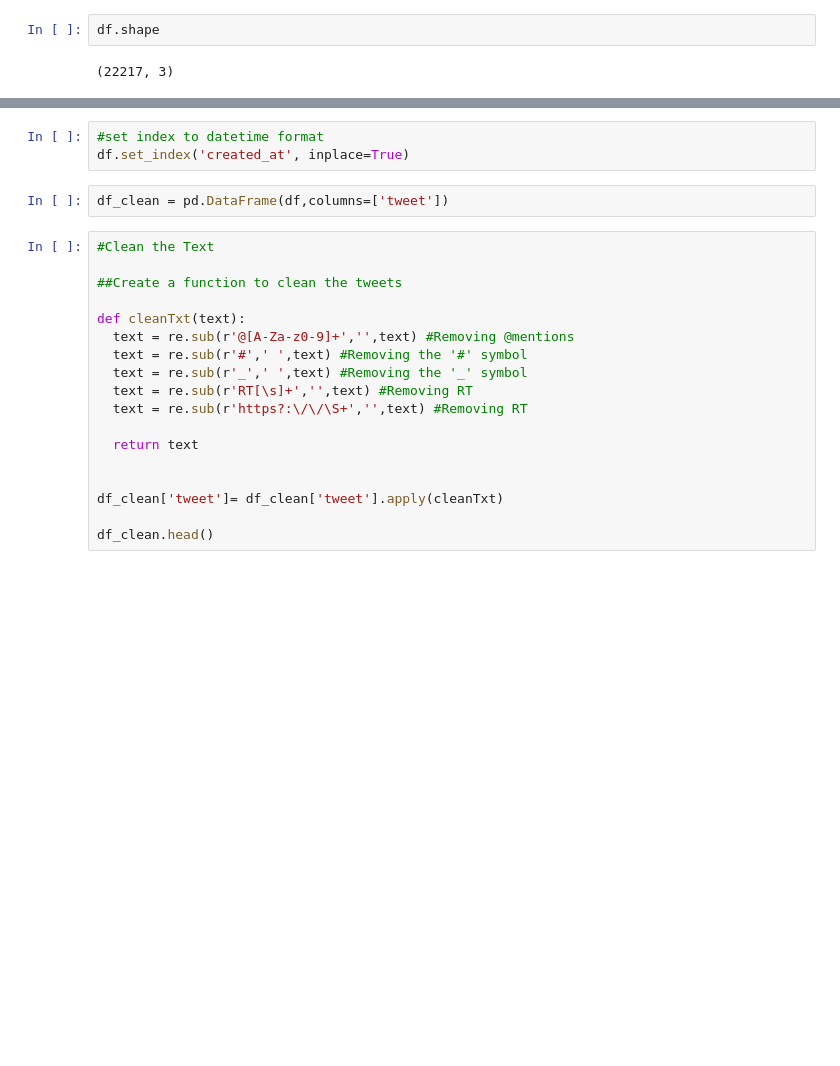
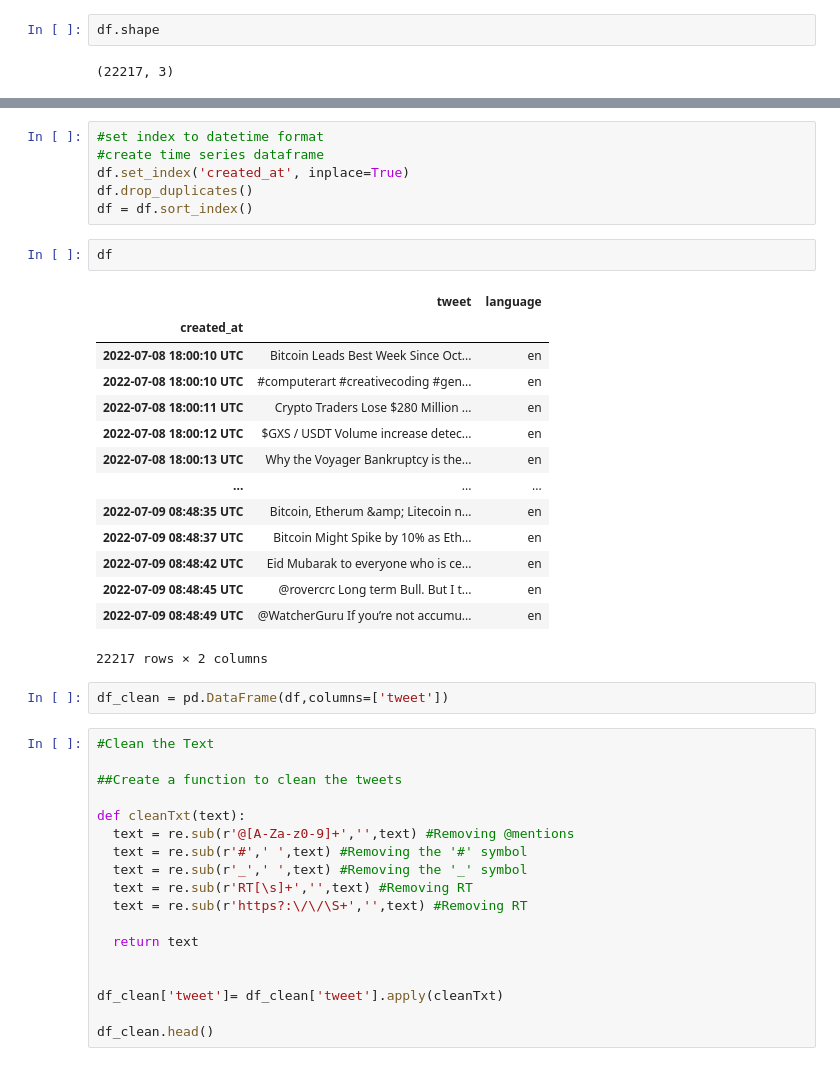
Before and after one commit to Sercan-dev/Bitcoin_sentiment_analysis, a Jupyter notebook: bitcoin_sentiment_analysis.ipynb, the cells around one changed output, grey strips where cells are left out. Cells and saved outputs as stored; diff of their text form; blank space fills up the shorter version.

```diff
--- a/bitcoin_sentiment_analysis.ipynb
+++ b/bitcoin_sentiment_analysis.ipynb
@@ -57,6 +73,26 @@ df.shape
 # %%
 #set index to datetime format
+#create time series dataframe
 df.set_index('created_at', inplace=True)
+df.drop_duplicates()
+df = df.sort_index()
+# %%
+df
+# %% [output]
+|  | tweet | language |
+| created_at |  |  |
+| 2022-07-08 18:00:10 UTC | Bitcoin Leads Best Week Since Oct... | en |
+| 2022-07-08 18:00:10 UTC | #computerart #creativecoding #gen... | en |
+| 2022-07-08 18:00:11 UTC | Crypto Traders Lose $280 Million ... | en |
+| 2022-07-08 18:00:12 UTC | $GXS / USDT Volume increase detec... | en |
+| 2022-07-08 18:00:13 UTC | Why the Voyager Bankruptcy is the... | en |
+| ... | ... | ... |
+| 2022-07-09 08:48:35 UTC | Bitcoin, Etherum &amp; Litecoin n... | en |
+| 2022-07-09 08:48:37 UTC | Bitcoin Might Spike by 10% as Eth... | en |
+| 2022-07-09 08:48:42 UTC | Eid Mubarak to everyone who is ce... | en |
+| 2022-07-09 08:48:45 UTC | @rovercrc Long term Bull. But I t... | en |
+| 2022-07-09 08:48:49 UTC | @WatcherGuru If you’re not accumu... | en |
+22217 rows × 2 columns
 # %%
 df_clean = pd.DataFrame(df,columns=['tweet'])
 # %%
```
Also changed, not shown: parts of 11 cells of this notebook.
